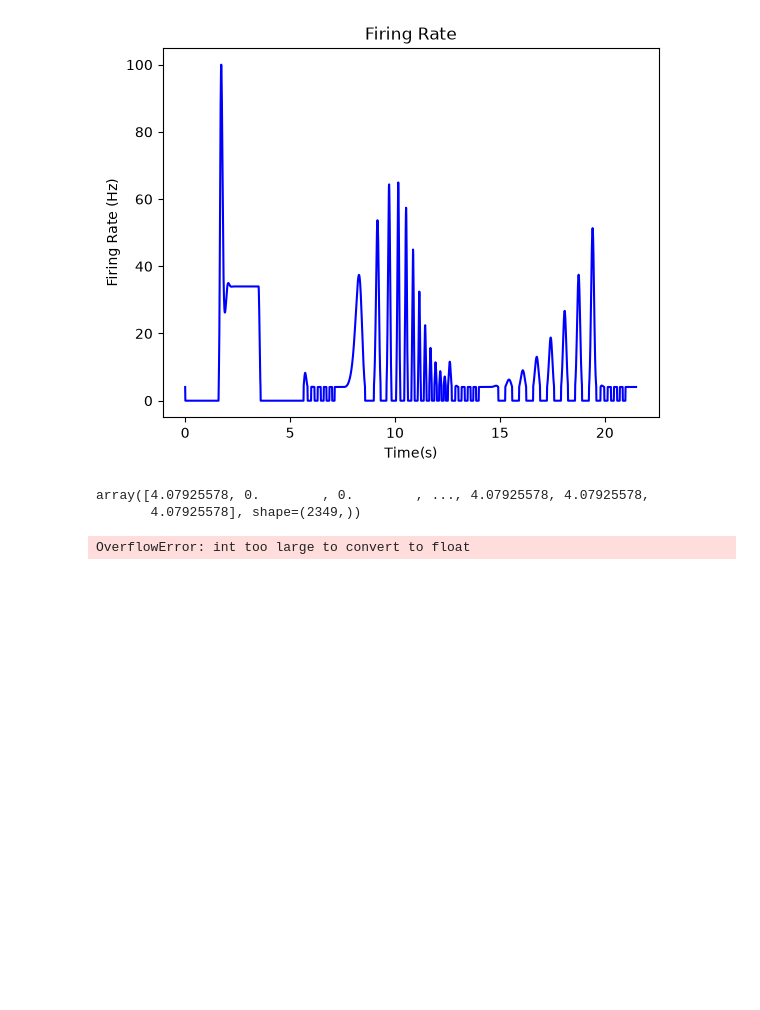
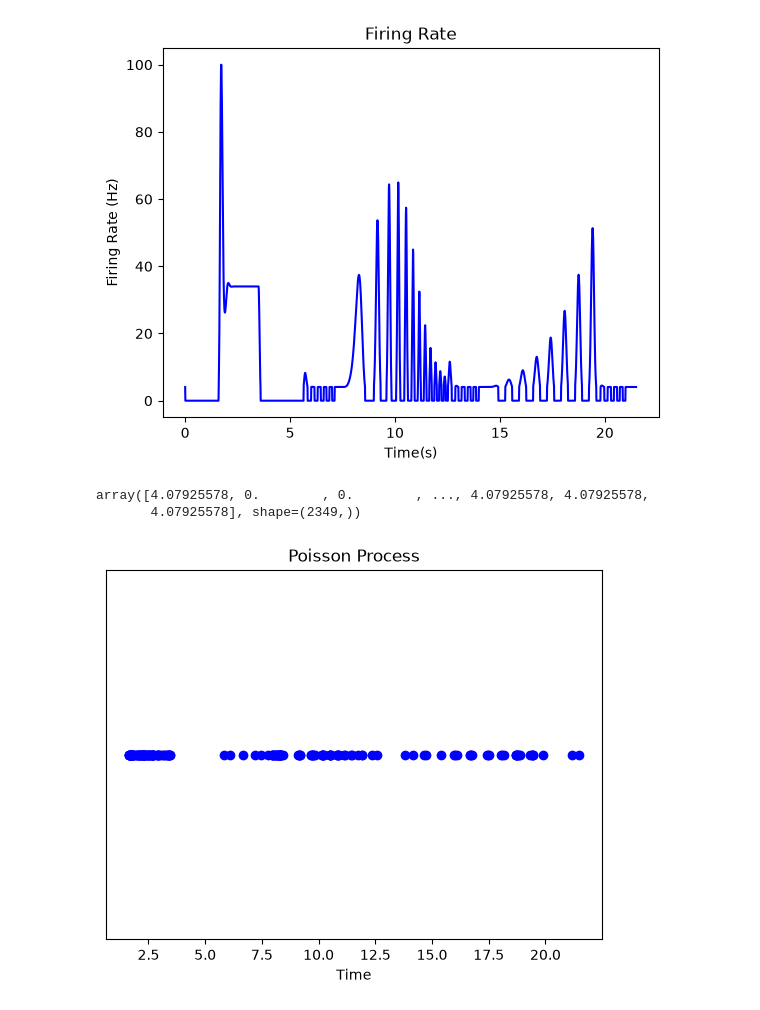
Before and after one commit to Sk1920001/neurons-sim, a Jupyter notebook: simulation.ipynb, the cells around one changed output. Drawn from its saved outputs; the diff is of its cells as text; code cells hidden in the pictures; blank space fills up the shorter version.

```diff
--- a/simulation.ipynb
+++ b/simulation.ipynb
@@ -58,5 +58,6 @@ array([4.07925578, 0.        , 0.        , ..., 4.07925578, 4.07925578,
 # %%
 
 points = PoissonProcess(rate_values=rate.y_values, max_time=INTERVAL, time_delta= DELTA_T)
+points.graph()
 # %% [output]
-OverflowError: int too large to convert to float
+[figure, added]
```
